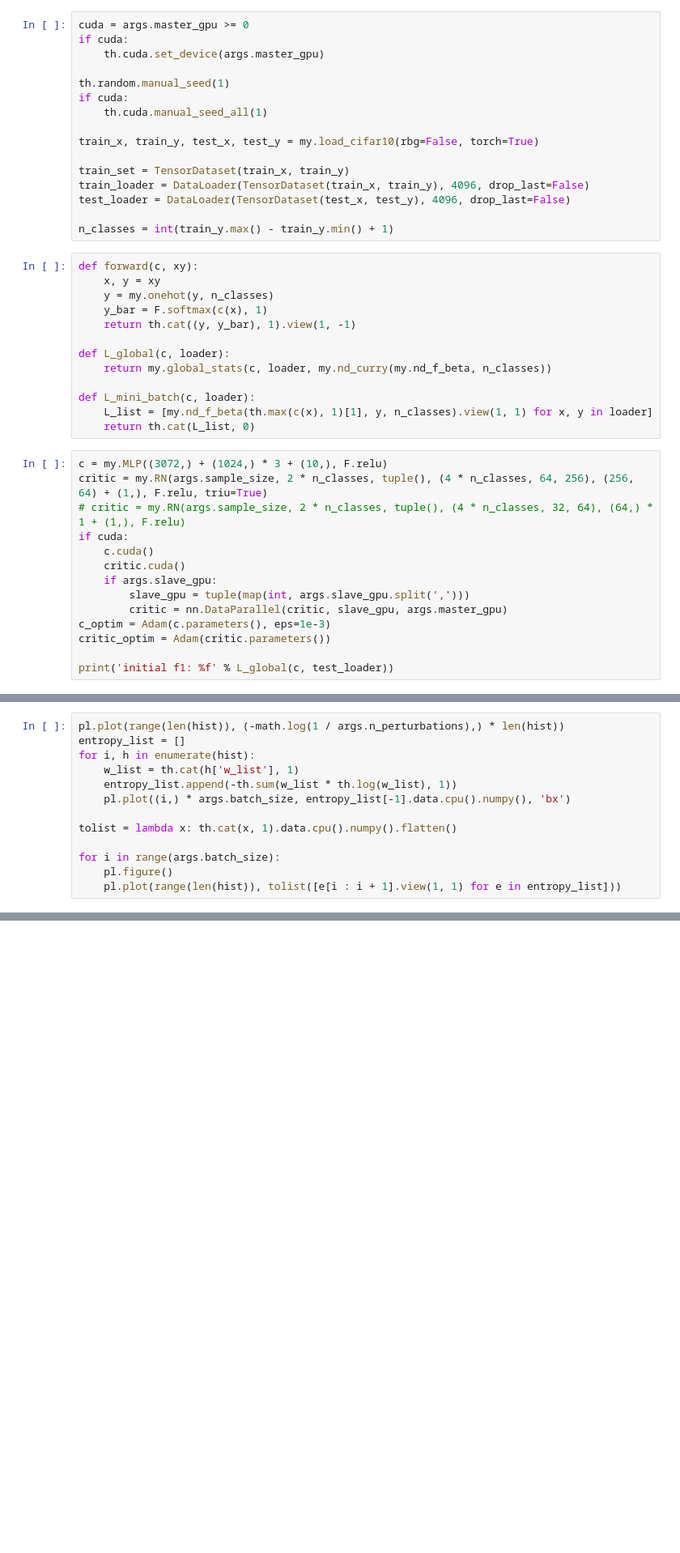
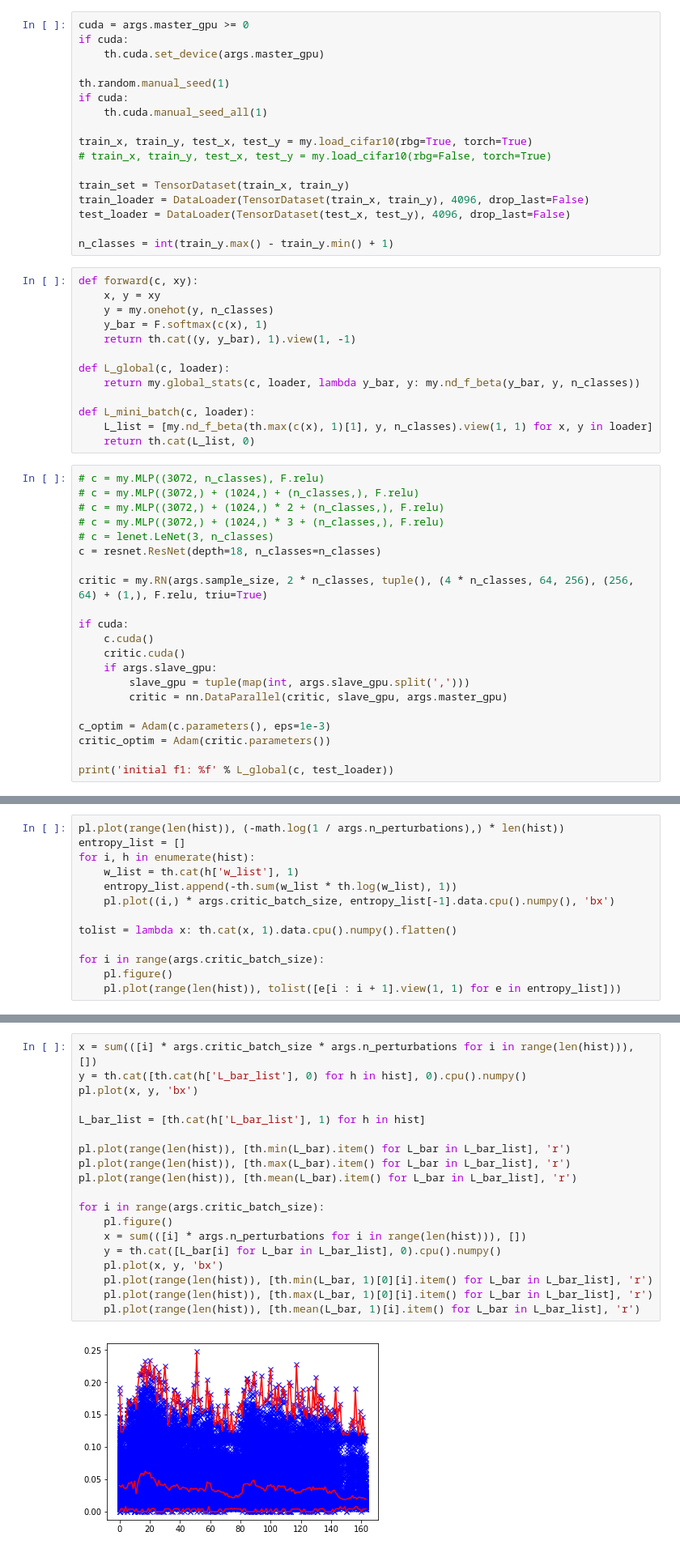
Before and after one commit to GaiYu0/non-decomposable, a Jupyter notebook: cifar10-multi-mini-batch-global.ipynb, the cells around one changed output, grey strips where cells are left out. Shown: that part at 81% size. Saved outputs shown, nothing was run; the diff lists cells and outputs as text; blank space fills up the shorter version.

```diff
--- a/cifar10-multi-mini-batch-global.ipynb
+++ b/cifar10-multi-mini-batch-global.ipynb
@@ -36,7 +38,8 @@ th.random.manual_seed(1)
 if cuda:
     th.cuda.manual_seed_all(1)
 
-train_x, train_y, test_x, test_y = my.load_cifar10(rbg=False, torch=True)
+train_x, train_y, test_x, test_y = my.load_cifar10(rbg=True, torch=True)
+# train_x, train_y, test_x, test_y = my.load_cifar10(rbg=False, torch=True)
 
 train_set = TensorDataset(train_x, train_y)
 train_loader = DataLoader(TensorDataset(train_x, train_y), 4096, drop_last=False)
@@ -51,21 +54,28 @@ def forward(c, xy):
     return th.cat((y, y_bar), 1).view(1, -1)
 
 def L_global(c, loader):
-    return my.global_stats(c, loader, my.nd_curry(my.nd_f_beta, n_classes))
+    return my.global_stats(c, loader, lambda y_bar, y: my.nd_f_beta(y_bar, y, n_classes))
 
 def L_mini_batch(c, loader):
     L_list = [my.nd_f_beta(th.max(c(x), 1)[1], y, n_classes).view(1, 1) for x, y in loader]
     return th.cat(L_list, 0)
 # %%
-c = my.MLP((3072,) + (1024,) * 3 + (10,), F.relu)
+# c = my.MLP((3072, n_classes), F.relu)
+# c = my.MLP((3072,) + (1024,) + (n_classes,), F.relu)
+# c = my.MLP((3072,) + (1024,) * 2 + (n_classes,), F.relu)
+# c = my.MLP((3072,) + (1024,) * 3 + (n_classes,), F.relu)
+# c = lenet.LeNet(3, n_classes)
+c = resnet.ResNet(depth=18, n_classes=n_classes)
+
 critic = my.RN(args.sample_size, 2 * n_classes, tuple(), (4 * n_classes, 64, 256), (256, 64) + (1,), F.relu, triu=True)
-# critic = my.RN(args.sample_size, 2 * n_classes, tuple(), (4 * n_classes, 32, 64), (64,) * 1 + (1,), F.relu)
+
 if cuda:
     c.cuda()
     critic.cuda()
     if args.slave_gpu:
         slave_gpu = tuple(map(int, args.slave_gpu.split(',')))
         critic = nn.DataParallel(critic, slave_gpu, args.master_gpu)
+
 c_optim = Adam(c.parameters(), eps=1e-3)
 critic_optim = Adam(critic.parameters())
 
@@ -154,10 +171,10 @@ entropy_list = []
 for i, h in enumerate(hist):
     w_list = th.cat(h['w_list'], 1)
     entropy_list.append(-th.sum(w_list * th.log(w_list), 1))
-    pl.plot((i,) * args.batch_size, entropy_list[-1].data.cpu().numpy(), 'bx')
+    pl.plot((i,) * args.critic_batch_size, entropy_list[-1].data.cpu().numpy(), 'bx')
 
 tolist = lambda x: th.cat(x, 1).data.cpu().numpy().flatten()
 
-for i in range(args.batch_size):
+for i in range(args.critic_batch_size):
     pl.figure()
     pl.plot(range(len(hist)), tolist([e[i : i + 1].view(1, 1) for e in entropy_list]))
@@ -163,0 +191,21 @@ for i in range(args.batch_size):
+# %%
+x = sum(([i] * args.critic_batch_size * args.n_perturbations for i in range(len(hist))), [])
+y = th.cat([th.cat(h['L_bar_list'], 0) for h in hist], 0).cpu().numpy()
+pl.plot(x, y, 'bx')
+
+L_bar_list = [th.cat(h['L_bar_list'], 1) for h in hist]
+
+pl.plot(range(len(hist)), [th.min(L_bar).item() for L_bar in L_bar_list], 'r')
+pl.plot(range(len(hist)), [th.max(L_bar).item() for L_bar in L_bar_list], 'r')
+pl.plot(range(len(hist)), [th.mean(L_bar).item() for L_bar in L_bar_list], 'r')
+
+for i in range(args.critic_batch_size):
+    pl.figure()
+    x = sum(([i] * args.n_perturbations for i in range(len(hist))), [])
+    y = th.cat([L_bar[i] for L_bar in L_bar_list], 0).cpu().numpy()
+    pl.plot(x, y, 'bx')
+    pl.plot(range(len(hist)), [th.min(L_bar, 1)[0][i].item() for L_bar in L_bar_list], 'r')
+    pl.plot(range(len(hist)), [th.max(L_bar, 1)[0][i].item() for L_bar in L_bar_list], 'r')
+    pl.plot(range(len(hist)), [th.mean(L_bar, 1)[i].item() for L_bar in L_bar_list], 'r')
+# %% [output]
+[figure, added]
```
Also changed, not shown: parts of 10 cells of this notebook, 5 other files.
